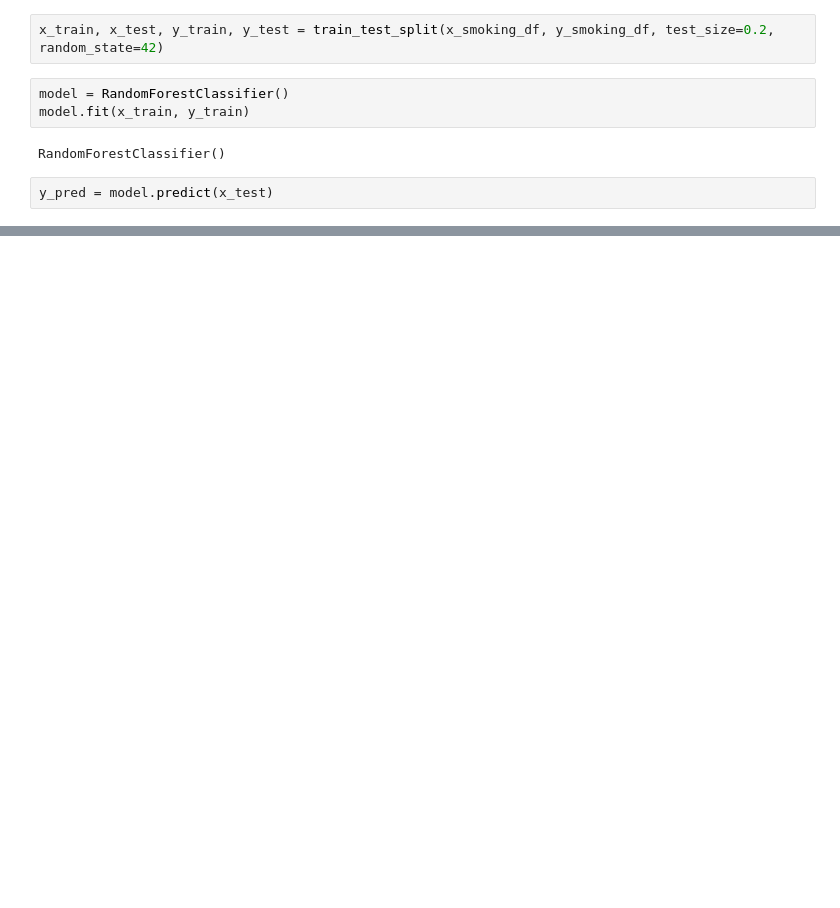
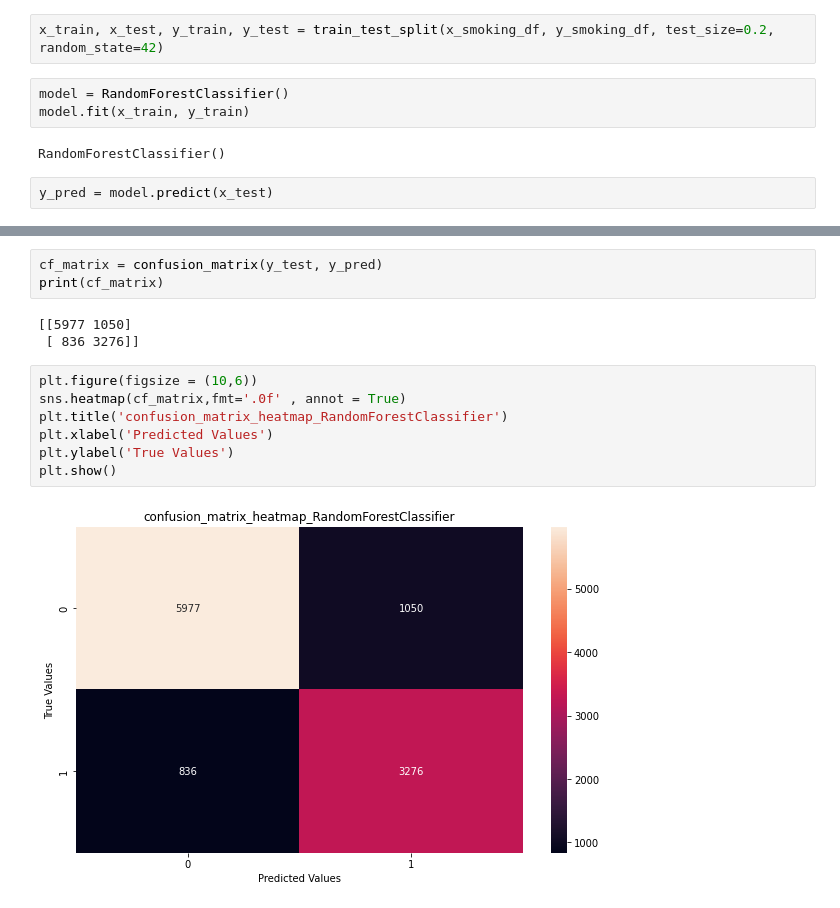
Before and after one commit to habdan09/Project-, a Jupyter notebook: project.ipynb, the cells around one changed output, grey strips where cells are left out. Cells and saved outputs as stored; diff of their text form; blank space fills up the shorter version.

```diff
--- a/project.ipynb
+++ b/project.ipynb
@@ -490,0 +623,15 @@ accuracy_score(y_test, y_pred)
+# %%
+cf_matrix = confusion_matrix(y_test, y_pred)
+print(cf_matrix)
+# %% [output]
+[[5977 1050]
+ [ 836 3276]]
+# %%
+plt.figure(figsize = (10,6))
+sns.heatmap(cf_matrix,fmt='.0f' , annot = True)
+plt.title('confusion_matrix_heatmap_RandomForestClassifier')
+plt.xlabel('Predicted Values')
+plt.ylabel('True Values')
+plt.show()
+# %% [output]
+[figure, added]
```
Also changed, not shown: parts of 41 cells of this notebook, 3 other files.
